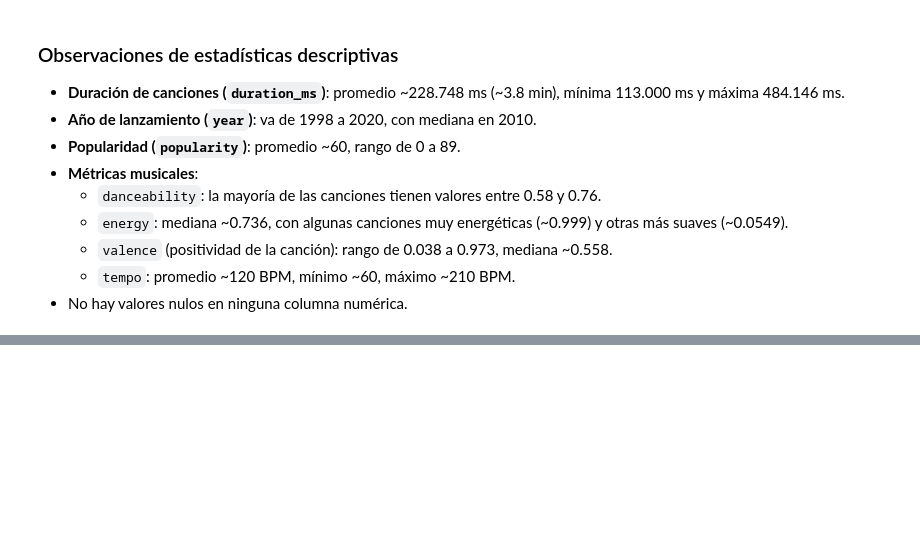
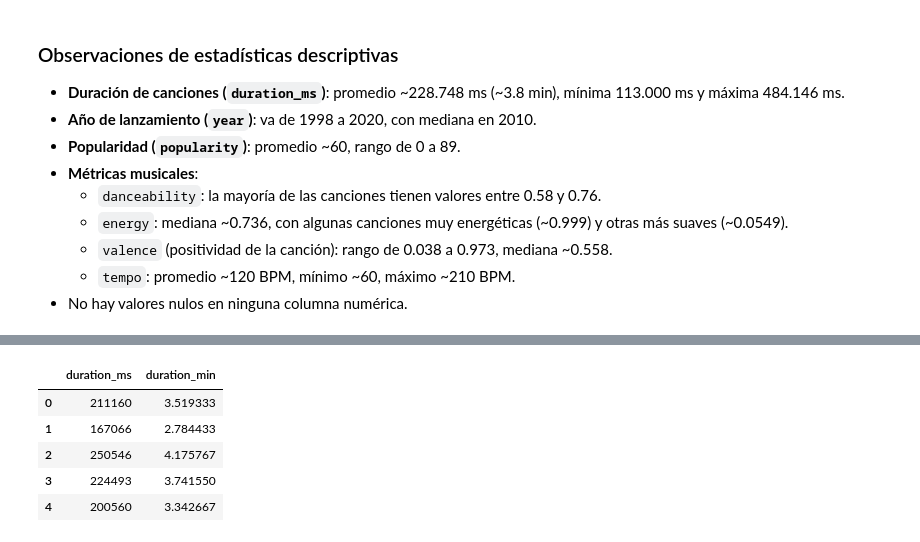
Before and after one commit to andresmatesanz/analizador-spotify-json, a Jupyter notebook: notebooks/01_exploracion_spotify.ipynb, the cells around one changed output, grey strips where cells are left out. Cells and saved outputs as stored; diff of their text form; code cells hidden in the pictures; blank space fills up the shorter version.

```diff
--- a/notebooks/01_exploracion_spotify.ipynb
+++ b/notebooks/01_exploracion_spotify.ipynb
@@ -132,0 +173,3 @@ Visualizamos cómo se distribuyen la popularidad y la duración de las canciones
+# %%
+df_clean = df.copy()
+df_clean.head()
@@ -132,0 +192,13 @@ Visualizamos cómo se distribuyen la popularidad y la duración de las canciones
+# %%
+# Conversión de milisegundos a minutos
+df_clean["duration_min"] = df_clean["duration_ms"] / 60000
+
+# Comprobación
+df_clean[["duration_ms", "duration_min"]].head()
+# %% [output]
+|  | duration_ms | duration_min |
+| 0 | 211160 | 3.519333 |
+| 1 | 167066 | 2.784433 |
+| 2 | 250546 | 4.175767 |
+| 3 | 224493 | 3.741550 |
+| 4 | 200560 | 3.342667 |
```
Also changed, not shown: parts of 6 cells of this notebook.
